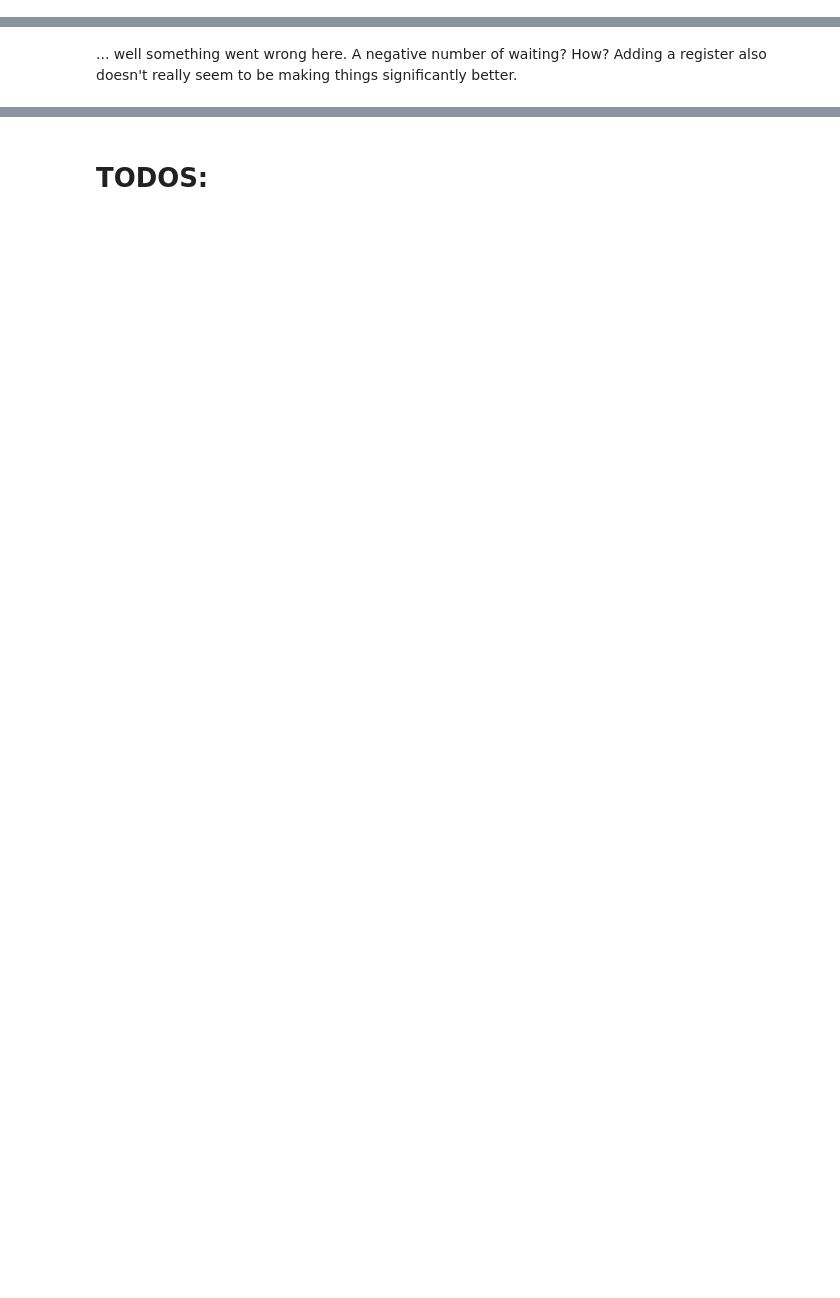
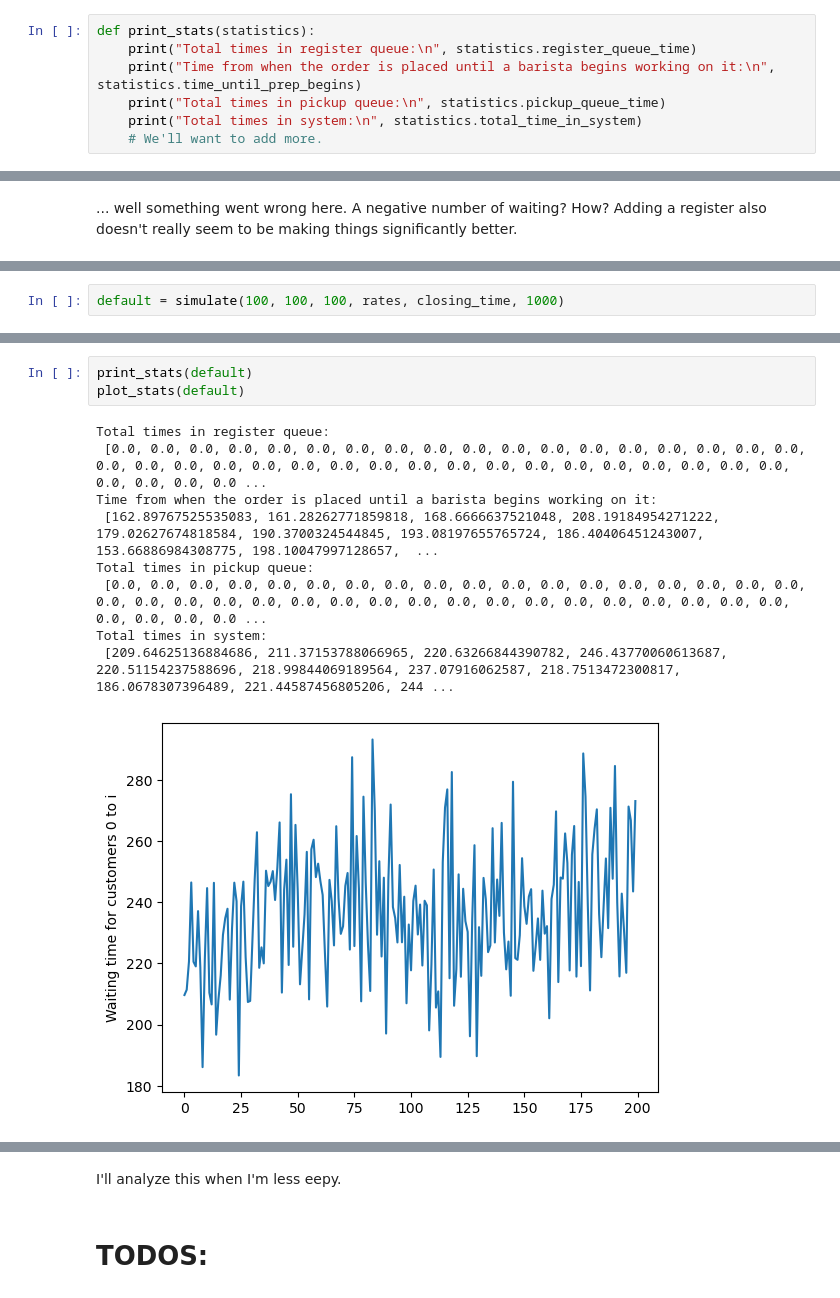
Before and after one commit to ThordisME/HERM, a Jupyter notebook: thordis_tomfoolery/cafe.ipynb, the cells around one changed output, grey strips where cells are left out. Cells and saved outputs as stored; diff of their text form; blank space fills up the shorter version.

```diff
--- a/thordis_tomfoolery/cafe.ipynb
+++ b/thordis_tomfoolery/cafe.ipynb
@@ -334,0 +264,7 @@ def customer(env, stats_keeper, ID, register, barista, pickup, rng):
+# %%
+def print_stats(statistics):
+    print("Total times in register queue:\n", statistics.register_queue_time)
+    print("Time from when the order is placed until a barista begins working on it:\n", statistics.time_until_prep_begins)
+    print("Total times in pickup queue:\n", statistics.pickup_queue_time)
+    print("Total times in system:\n", statistics.total_time_in_system)
+    # We'll want to add more.
@@ -508,0 +386,2 @@ Adding a register also doesn't really seem to be making things significantly bet
+# %%
+default = simulate(100, 100, 100, rates, closing_time, 1000)
@@ -508,0 +406,13 @@ Adding a register also doesn't really seem to be making things significantly bet
+# %%
+print_stats(default)
+plot_stats(default)
+# %% [output]
+Total times in register queue:
+ [0.0, 0.0, 0.0, 0.0, 0.0, 0.0, 0.0, 0.0, 0.0, 0.0, 0.0, 0.0, 0.0, 0.0, 0.0, 0.0, 0.0, 0.0, 0.0, 0.0, 0.0, 0.0, 0.0, 0.0, 0.0, 0.0, 0.0, 0.0, 0.0, 0.0, 0.0, 0.0, 0.0, 0.0, 0.0, 0.0, 0.0, 0.0, 0.0, 0.0 ...
+Time from when the order is placed until a barista begins working on it:
+ [162.89767525535083, 161.28262771859818, 168.6666637521048, 208.19184954271222, 179.02627674818584, 190.3700324544845, 193.08197655765724, 186.40406451243007, 153.66886984308775, 198.10047997128657,  ...
+Total times in pickup queue:
+ [0.0, 0.0, 0.0, 0.0, 0.0, 0.0, 0.0, 0.0, 0.0, 0.0, 0.0, 0.0, 0.0, 0.0, 0.0, 0.0, 0.0, 0.0, 0.0, 0.0, 0.0, 0.0, 0.0, 0.0, 0.0, 0.0, 0.0, 0.0, 0.0, 0.0, 0.0, 0.0, 0.0, 0.0, 0.0, 0.0, 0.0, 0.0, 0.0, 0.0 ...
+Total times in system:
+ [209.64625136884686, 211.37153788066965, 220.63266844390782, 246.43770060613687, 220.51154237588696, 218.99844069189564, 237.07916062587, 218.7513472300817, 186.0678307396489, 221.44587456805206, 244 ...
+[figure, added]
@@ -509,3 +422,5 @@ Adding a register also doesn't really seem to be making things significantly bet
+# %% [markdown]
+I'll analyze this when I'm less eepy.
 # %% [markdown]
 # TODOS:
 # %% [markdown]
```
Also changed, not shown: parts of 36 cells of this notebook.
